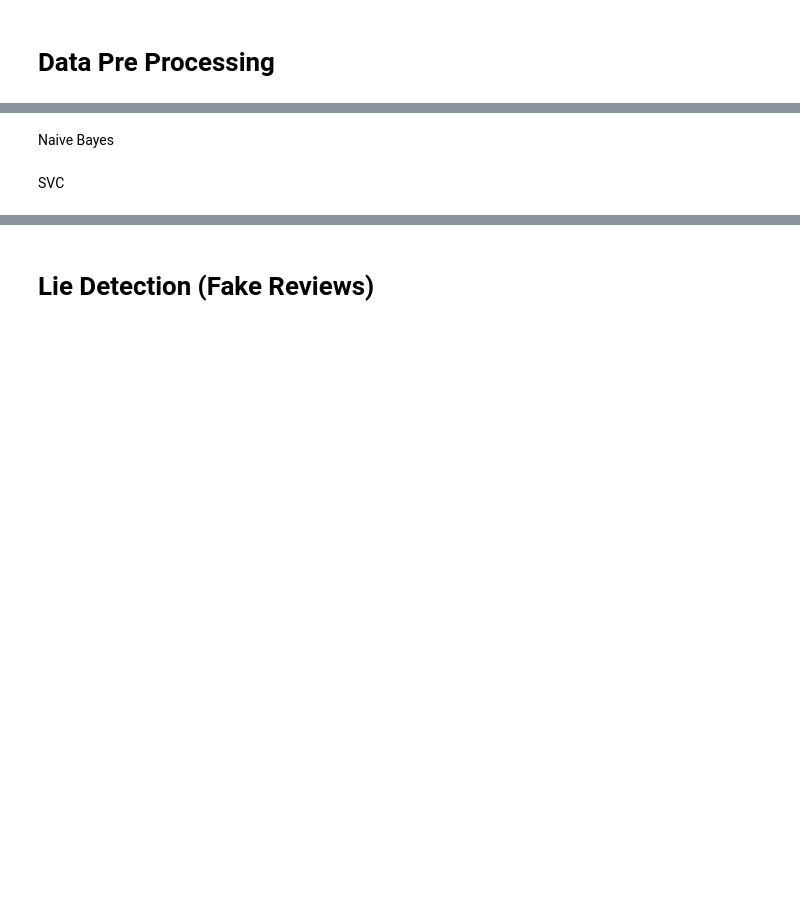
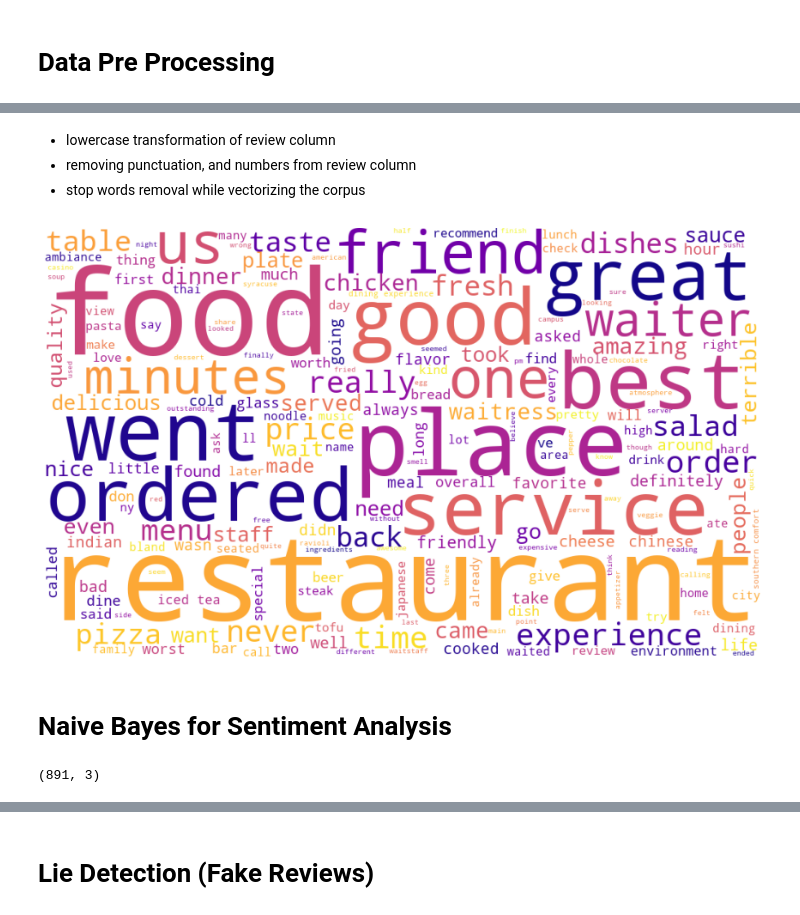
Before and after one commit to chaithrakc/syr_ads_machine_learning, a Jupyter notebook: week09text_mining/hw09/Chaithra-HW09-TextMining.ipynb, the cells around one changed output, grey strips where cells are left out. Drawn from its saved outputs; the diff is of its cells as text; code cells hidden in the pictures; blank space fills up the shorter version.

```diff
--- a/week09text_mining/hw09/Chaithra-HW09-TextMining.ipynb
+++ b/week09text_mining/hw09/Chaithra-HW09-TextMining.ipynb
@@ -138,4 +163,4 @@ Name: sentiment, dtype: int64
 # %%
-df.reset_index(inplace=True)
+df.reset_index(drop=True,inplace=True)
 # %% [markdown]
 # Data Pre Processing
@@ -212,4 +167,38 @@ SyntaxError: ignored
-# %% [markdown]
-Naive Bayes
-# %% [markdown]
-SVC
+# %% [markdown]
+- lowercase transformation of review column
+- removing punctuation, and numbers from review column
+- stop words removal while vectorizing the corpus
+# %%
+def ReturnCleanText(text):
+         text = text.lower() # lowercase transformation
+         text = re.sub(r"\W+|_", ' ', text) # removing numebers and punctuation
+         return text
+
+df['review'] = df['review'].apply(ReturnCleanText)
+# %%
+text =  ' '.join(df['review'])
+# %%
+from wordcloud import WordCloud, STOPWORDS, ImageColorGenerator
+
+wordcloud = WordCloud(stopwords = STOPWORDS,
+                background_color="white",
+                max_words=200,
+                width=1000,
+                height=600,
+                max_font_size=256,
+                random_state=1, colormap='plasma').generate(text)
+
+# plot the wordcloud object
+plt.figure(figsize=(15,15))
+plt.imshow(wordcloud)
+plt.axis("off")
+plt.show()
+# %% [output]
+[figure, added]
+# %% [markdown]
+# Naive Bayes for Sentiment Analysis
+# %%
+data = pd.read_csv('https://raw.githubusercontent.com/Hrd2D/Sentiment-analysis-on-Google-Play-store-apps-reviews/master/google_play_store_apps_reviews_training.csv')
+data.shape
+# %% [output]
+(891, 3)
```
Also changed, not shown: parts of 87 cells of this notebook.
